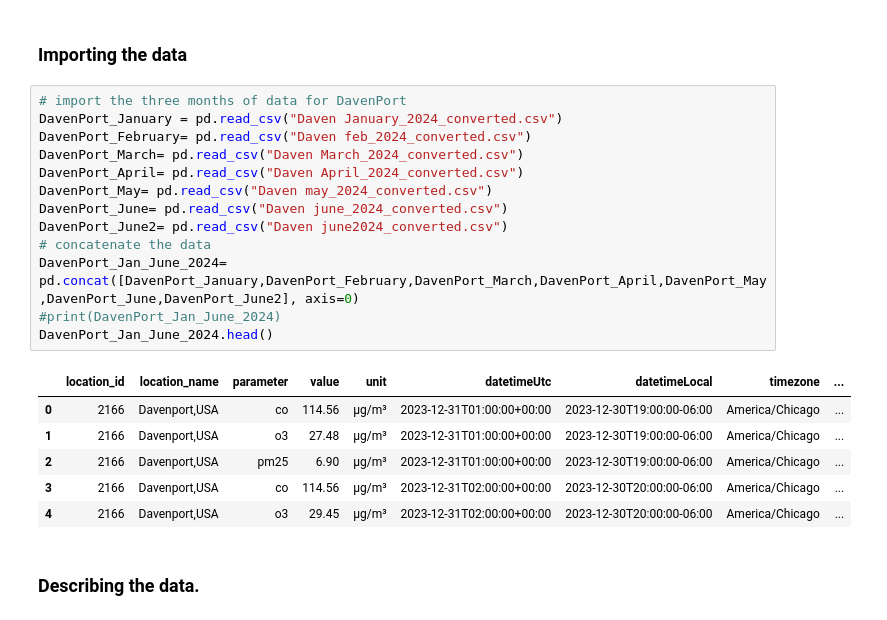
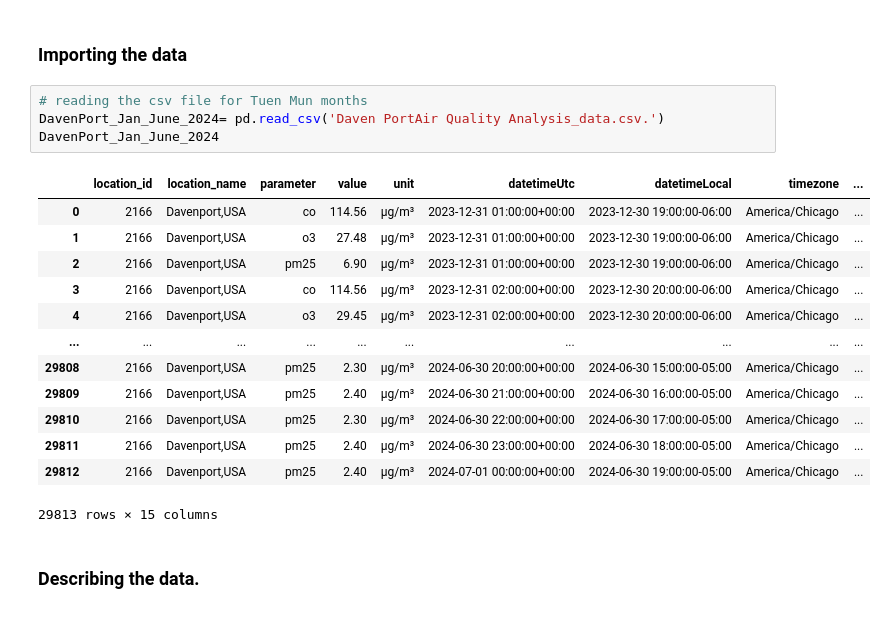
Before and after one commit to Campeon254/Air-Quality-Analysis, a Jupyter notebook: Daven PortAir Quality Analysis.ipynb, the cells around one changed output. Drawn from its saved outputs; the diff is of its cells as text.

```diff
--- a/Daven PortAir Quality Analysis.ipynb
+++ b/Daven PortAir Quality Analysis.ipynb
@@ -14,26 +14,24 @@ import warnings
 warnings.filterwarnings('ignore')
 # %% [markdown]
 ###  Importing the data
-# %%
-# import the three months of data for DavenPort
-DavenPort_January = pd.read_csv("Daven January_2024_converted.csv")
-DavenPort_February= pd.read_csv("Daven feb_2024_converted.csv")
-DavenPort_March= pd.read_csv("Daven March_2024_converted.csv")
-DavenPort_April= pd.read_csv("Daven April_2024_converted.csv")
-DavenPort_May= pd.read_csv("Daven may_2024_converted.csv")
-DavenPort_June= pd.read_csv("Daven june_2024_converted.csv")
-DavenPort_June2= pd.read_csv("Daven june2024_converted.csv")
-# concatenate the data
-DavenPort_Jan_June_2024= pd.concat([DavenPort_January,DavenPort_February,DavenPort_March,DavenPort_April,DavenPort_May,DavenPort_June,DavenPort_June2], axis=0)
-#print(DavenPort_Jan_June_2024)
-DavenPort_Jan_June_2024.head()
-# %% [output]
-|  | location_id | location_name | parameter | value | unit | datetimeUtc | datetimeLocal | timezone | ... |
-| 0 | 2166 | Davenport,USA | co | 114.56 | µg/m³ | 2023-12-31T01:00:00+00:00 | 2023-12-30T19:00:00-06:00 | America/Chicago | ... |
-| 1 | 2166 | Davenport,USA | o3 | 27.48 | µg/m³ | 2023-12-31T01:00:00+00:00 | 2023-12-30T19:00:00-06:00 | America/Chicago | ... |
-| 2 | 2166 | Davenport,USA | pm25 | 6.90 | µg/m³ | 2023-12-31T01:00:00+00:00 | 2023-12-30T19:00:00-06:00 | America/Chicago | ... |
-| 3 | 2166 | Davenport,USA | co | 114.56 | µg/m³ | 2023-12-31T02:00:00+00:00 | 2023-12-30T20:00:00-06:00 | America/Chicago | ... |
-| 4 | 2166 | Davenport,USA | o3 | 29.45 | µg/m³ | 2023-12-31T02:00:00+00:00 | 2023-12-30T20:00:00-06:00 | America/Chicago | ... |
+# %%
+# reading the csv file for Tuen Mun months
+DavenPort_Jan_June_2024= pd.read_csv('Daven PortAir Quality Analysis_data.csv.')
+DavenPort_Jan_June_2024
+# %% [output]
+|  | location_id | location_name | parameter | value | unit | datetimeUtc | datetimeLocal | timezone | ... |
+| 0 | 2166 | Davenport,USA | co | 114.56 | µg/m³ | 2023-12-31 01:00:00+00:00 | 2023-12-30 19:00:00-06:00 | America/Chicago | ... |
+| 1 | 2166 | Davenport,USA | o3 | 27.48 | µg/m³ | 2023-12-31 01:00:00+00:00 | 2023-12-30 19:00:00-06:00 | America/Chicago | ... |
+| 2 | 2166 | Davenport,USA | pm25 | 6.90 | µg/m³ | 2023-12-31 01:00:00+00:00 | 2023-12-30 19:00:00-06:00 | America/Chicago | ... |
+| 3 | 2166 | Davenport,USA | co | 114.56 | µg/m³ | 2023-12-31 02:00:00+00:00 | 2023-12-30 20:00:00-06:00 | America/Chicago | ... |
+| 4 | 2166 | Davenport,USA | o3 | 29.45 | µg/m³ | 2023-12-31 02:00:00+00:00 | 2023-12-30 20:00:00-06:00 | America/Chicago | ... |
+| ... | ... | ... | ... | ... | ... | ... | ... | ... | ... |
+| 29808 | 2166 | Davenport,USA | pm25 | 2.30 | µg/m³ | 2024-06-30 20:00:00+00:00 | 2024-06-30 15:00:00-05:00 | America/Chicago | ... |
+| 29809 | 2166 | Davenport,USA | pm25 | 2.40 | µg/m³ | 2024-06-30 21:00:00+00:00 | 2024-06-30 16:00:00-05:00 | America/Chicago | ... |
+| 29810 | 2166 | Davenport,USA | pm25 | 2.30 | µg/m³ | 2024-06-30 22:00:00+00:00 | 2024-06-30 17:00:00-05:00 | America/Chicago | ... |
+| 29811 | 2166 | Davenport,USA | pm25 | 2.40 | µg/m³ | 2024-06-30 23:00:00+00:00 | 2024-06-30 18:00:00-05:00 | America/Chicago | ... |
+| 29812 | 2166 | Davenport,USA | pm25 | 2.40 | µg/m³ | 2024-07-01 00:00:00+00:00 | 2024-06-30 19:00:00-05:00 | America/Chicago | ... |
+29813 rows × 15 columns
 # %% [markdown]
 ### Describing the data.
 # %%
```
Also changed, not shown: parts of 13 cells of this notebook.
